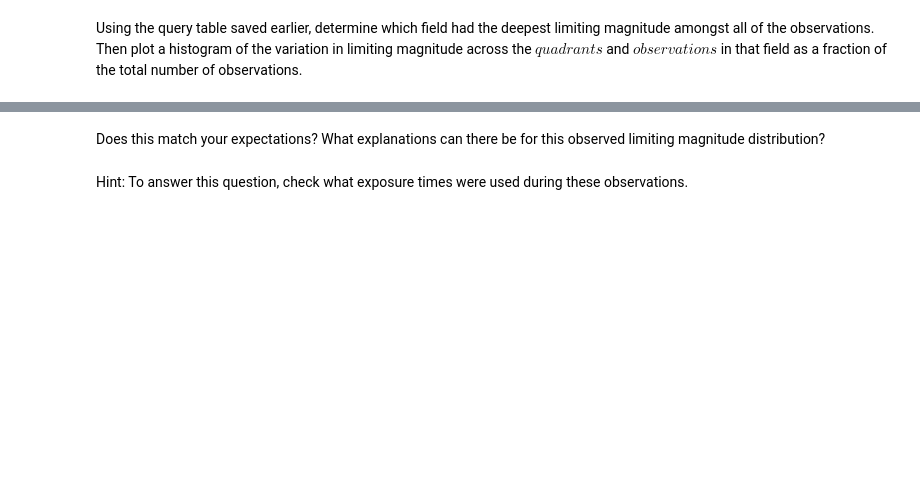
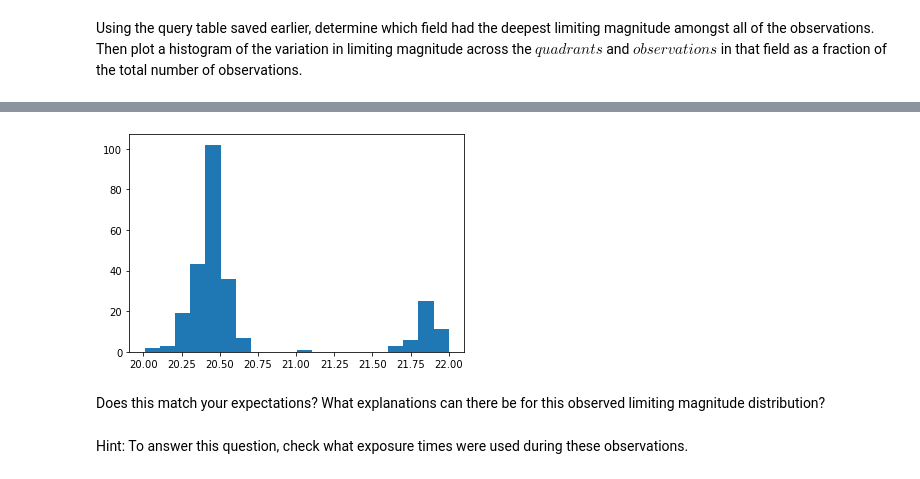
Before and after one commit to ZTF-Summer-School/ztf_summer_school_2022, a Jupyter notebook: lectures/01/lecture01.ipynb, the cells around one changed output, grey strips where cells are left out. Drawn from its saved outputs; the diff is of its cells as text; code cells hidden in the pictures; blank space fills up the shorter version.

```diff
--- a/lectures/01/lecture01.ipynb
+++ b/lectures/01/lecture01.ipynb
@@ -211,0 +229,3 @@ Using the query table saved earlier, determine which field had the deepest limit
+# %%
+deepfield = query_table[query_table["field"]==maxlimitfield.values[0]]
+deepfield
@@ -212,3 +253,8 @@ Using the query table saved earlier, determine which field had the deepest limit
+# %%
+plt.hist(deepfield["maglimit"],bins=20)
+plt.show()
+# %% [output]
+[figure, added]
 # %% [markdown]
 Does this match your expectations? What explanations can there be for this observed limiting magnitude distribution?
 # %% [markdown]
```
Also changed, not shown: parts of 16 cells of this notebook.
